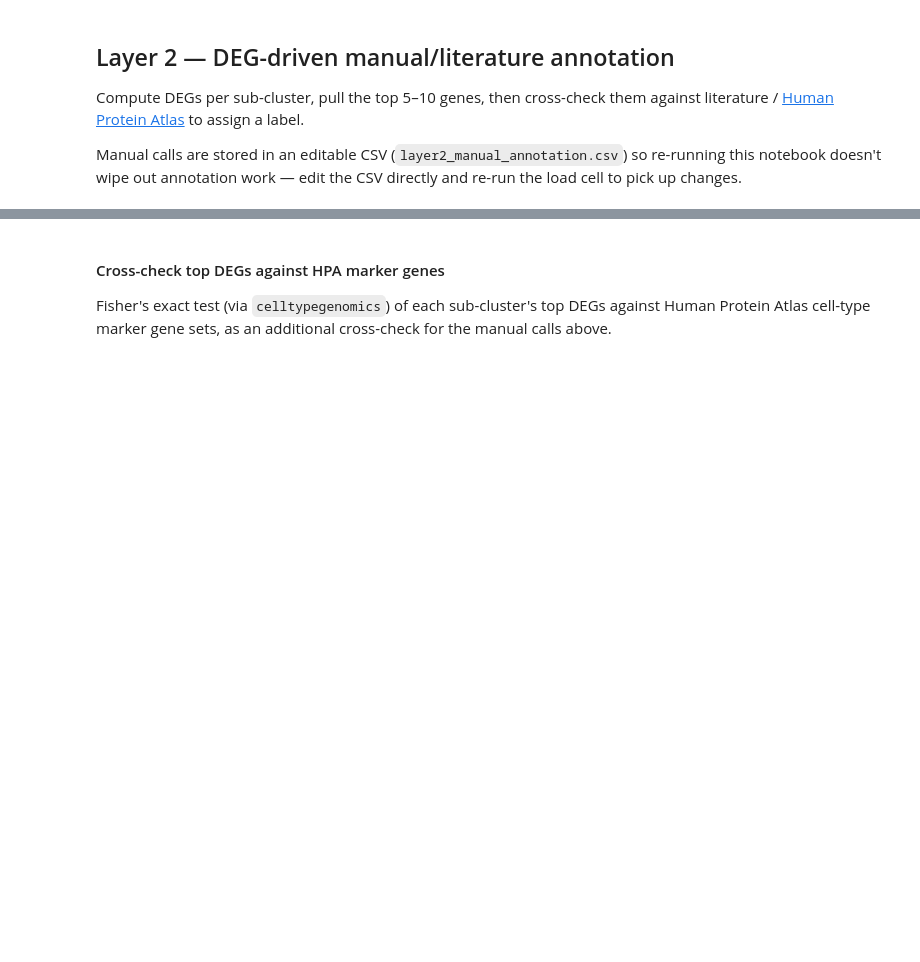
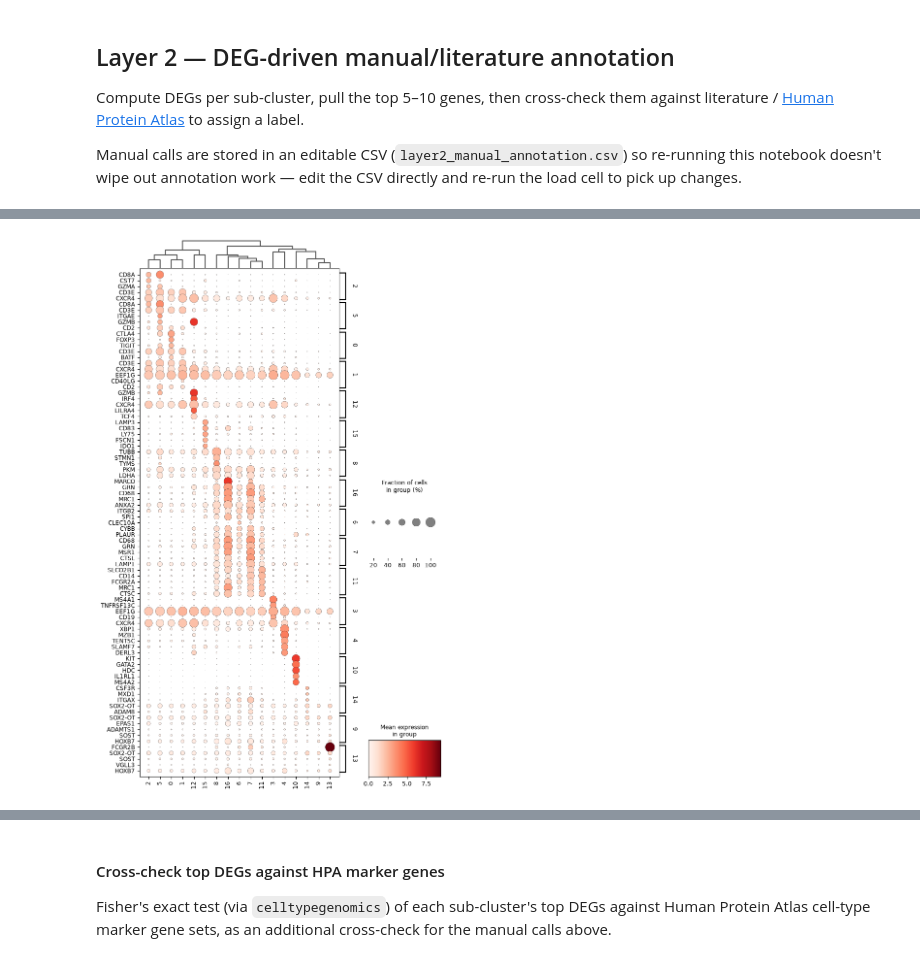
Before and after one commit to khuongduying/xenium_lung, a Jupyter notebook: code/xenium_5k/06_subclustering_immune.ipynb, the cells around one changed output, grey strips where cells are left out. Saved outputs shown, nothing was run; the diff lists cells and outputs as text; code cells hidden in the pictures; blank space fills up the shorter version.

```diff
--- a/code/xenium_5k/06_subclustering_immune.ipynb
+++ b/code/xenium_5k/06_subclustering_immune.ipynb
@@ -166,5 +300,7 @@ deg_summary.head(10)
 # %%
-sc.pl.rank_genes_groups_dotplot(adata, n_genes=5, swap_axes=True, figsize=(8, max(6, 0.6 * len(sub_clusters))))
+sc.pl.rank_genes_groups_dotplot(adata, n_genes=5, swap_axes=True, figsize=(8, max(14, 0.6 * len(sub_clusters))))
+# %% [output]
+[figure, added]
 # %%
 layer2_path = f'{annot_dir}/layer2_manual_annotation.csv'
 top_degs_per_cluster = (
```
Also changed, not shown: parts of 16 cells of this notebook, 1 other file.
